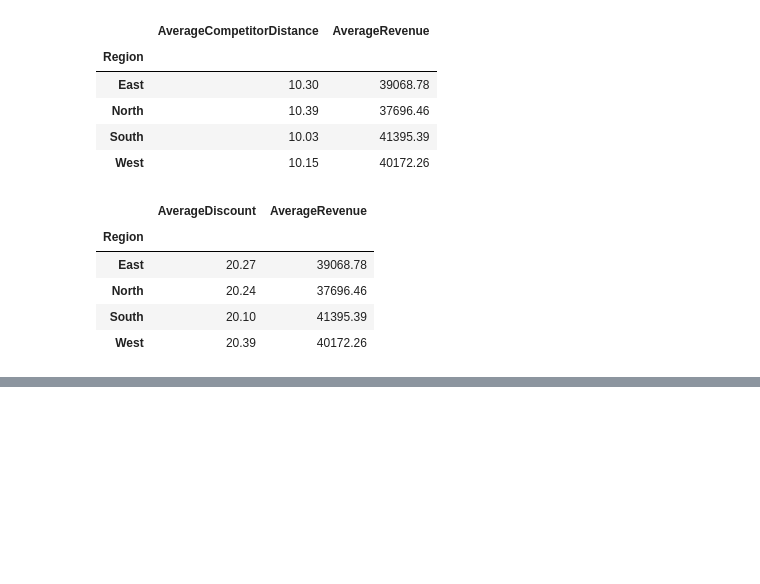
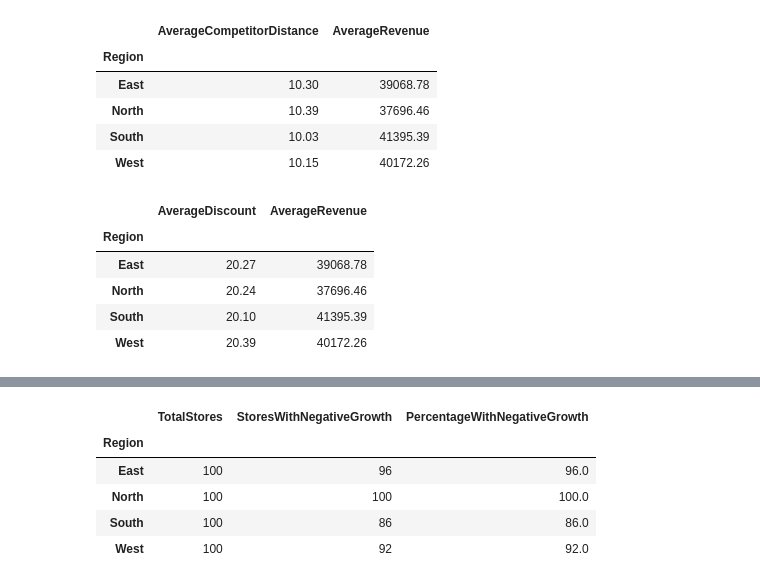
Before and after one commit to n00231001/ResearchAndAnalytics, a Jupyter notebook: Task1_retailAnalytics/retail_analysis.ipynb, the cells around one changed output, grey strips where cells are left out. Saved outputs shown, nothing was run; the diff lists cells and outputs as text; code cells hidden in the pictures; blank space fills up the shorter version.

```diff
--- a/Task1_retailAnalytics/retail_analysis.ipynb
+++ b/Task1_retailAnalytics/retail_analysis.ipynb
@@ -1090,0 +1126,26 @@ display(discount_by_region.round(2))
+# %%
+store_growth = df.groupby(["Region", "StoreID"]).agg(
+    AverageSalesGrowth=("SalesGrowthPercentage", "mean")
+).reset_index()
+
+regional_declines = store_growth.groupby("Region").agg(
+    TotalStores=("StoreID", "count"),
+    StoresWithNegativeGrowth=(
+        "AverageSalesGrowth",
+        lambda x: (x < 0).sum()
+    )
+)
+
+regional_declines["PercentageWithNegativeGrowth"] = (
+    regional_declines["StoresWithNegativeGrowth"]
+    / regional_declines["TotalStores"] * 100
+)
+
+display(regional_declines.round(2))
+# %% [output]
+|  | TotalStores | StoresWithNegativeGrowth | PercentageWithNegativeGrowth |
+| Region |  |  |  |
+| East | 100 | 96 | 96.0 |
+| North | 100 | 100 | 100.0 |
+| South | 100 | 86 | 86.0 |
+| West | 100 | 92 | 92.0 |
```
Also changed, not shown: parts of 2 cells of this notebook.
